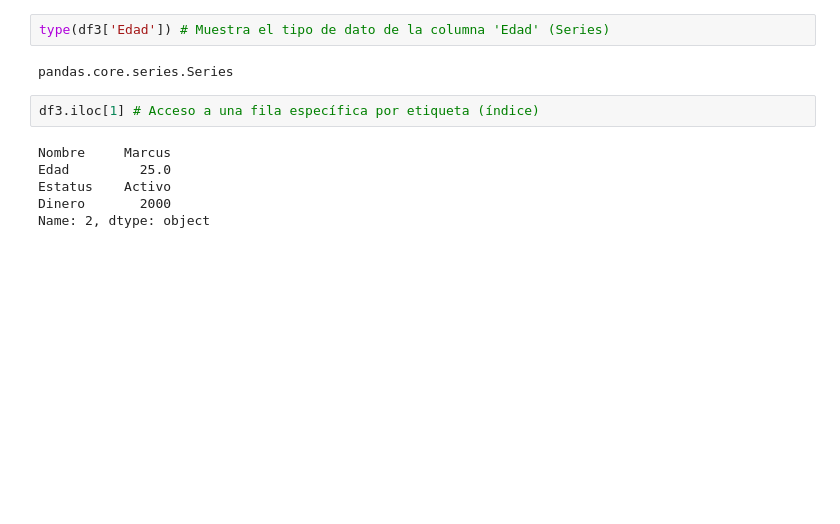
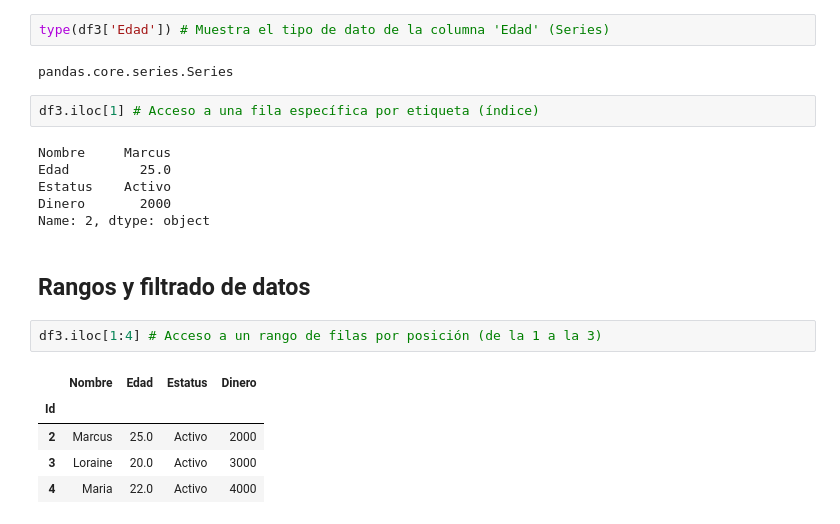
Before and after one commit to Gael-M0/PracticaUDM, a Jupyter notebook: udemy/Python_DataScience/pandas.ipynb, the cells around one changed output. Cells and saved outputs as stored; diff of their text form; blank space fills up the shorter version.

```diff
--- a/udemy/Python_DataScience/pandas.ipynb
+++ b/udemy/Python_DataScience/pandas.ipynb
@@ -240,3 +236,13 @@ Edad         25.0
 Estatus    Activo
 Dinero       2000
 Name: 2, dtype: object
+# %% [markdown]
+## Rangos y filtrado de datos
+# %%
+df3.iloc[1:4] # Acceso a un rango de filas por posición (de la 1 a la 3)
+# %% [output]
+|  | Nombre | Edad | Estatus | Dinero |
+| Id |  |  |  |  |
+| 2 | Marcus | 25.0 | Activo | 2000 |
+| 3 | Loraine | 20.0 | Activo | 3000 |
+| 4 | Maria | 22.0 | Activo | 4000 |
```
Also changed, not shown: parts of 13 cells of this notebook.
